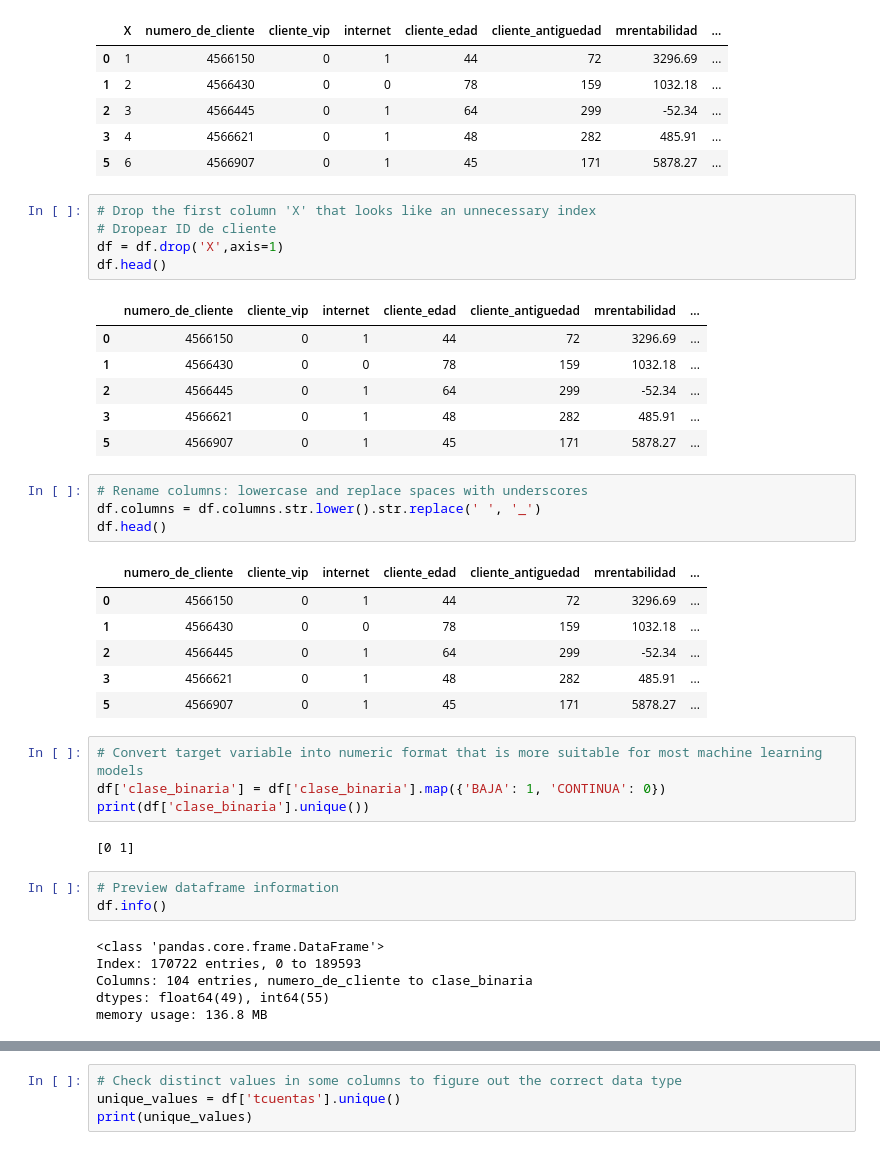
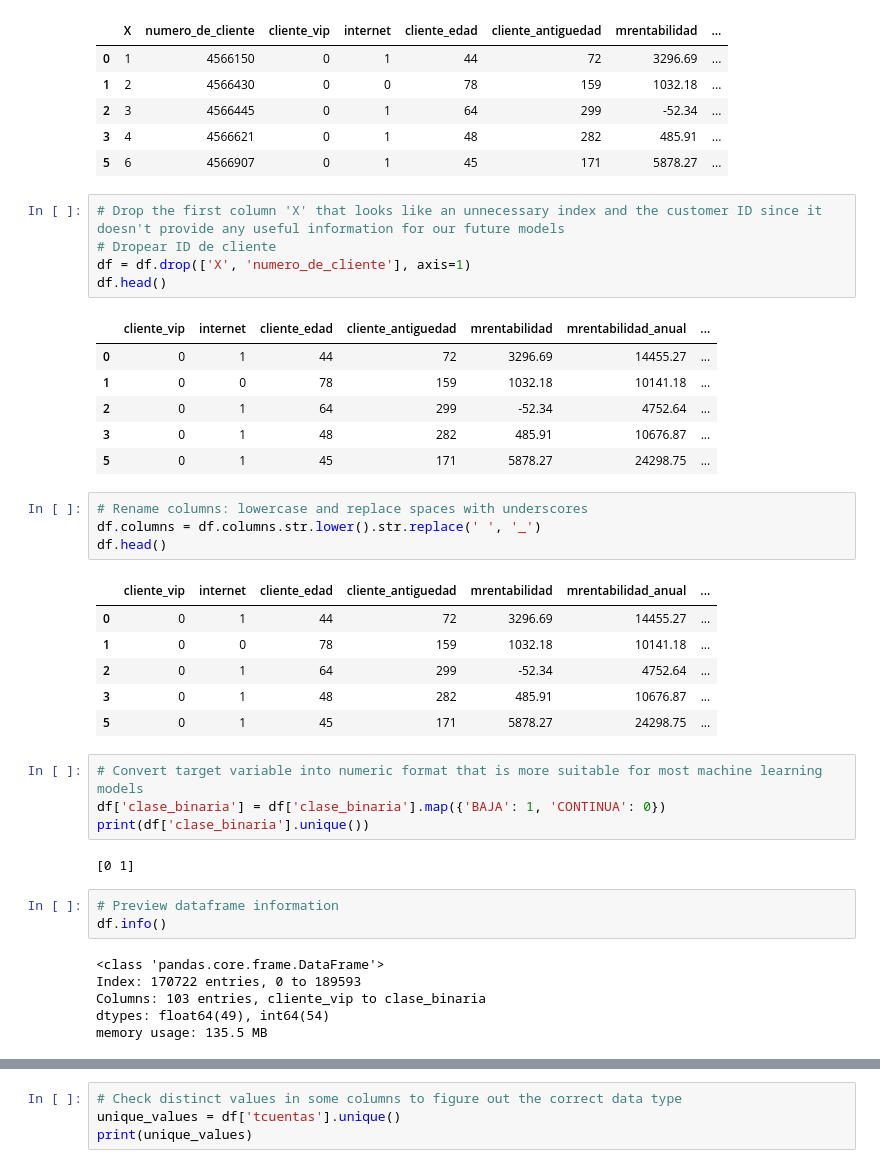
Before and after one commit to fedehofmann/uba-assessment-churn-prediction, a Jupyter notebook: notebooks/01_data_exploration.ipynb, the cells around one changed output, grey strips where cells are left out. Saved outputs shown, nothing was run; the diff lists cells and outputs as text.

```diff
--- a/notebooks/01_data_exploration.ipynb
+++ b/notebooks/01_data_exploration.ipynb
@@ -19,28 +19,28 @@ df.head()
 | 3 | 4 | 4566621 | 0 | 1 | 48 | 282 | 485.91 | ... |
 | 5 | 6 | 4566907 | 0 | 1 | 45 | 171 | 5878.27 | ... |
 # %%
-# Drop the first column 'X' that looks like an unnecessary index
+# Drop the first column 'X' that looks like an unnecessary index and the customer ID since it doesn't provide any useful information for our future models
 # Dropear ID de cliente
-df = df.drop('X',axis=1)
+df = df.drop(['X', 'numero_de_cliente'], axis=1)
 df.head()
 # %% [output]
-|  | numero_de_cliente | cliente_vip | internet | cliente_edad | cliente_antiguedad | mrentabilidad | ... |
-| 0 | 4566150 | 0 | 1 | 44 | 72 | 3296.69 | ... |
-| 1 | 4566430 | 0 | 0 | 78 | 159 | 1032.18 | ... |
-| 2 | 4566445 | 0 | 1 | 64 | 299 | -52.34 | ... |
-| 3 | 4566621 | 0 | 1 | 48 | 282 | 485.91 | ... |
-| 5 | 4566907 | 0 | 1 | 45 | 171 | 5878.27 | ... |
+|  | cliente_vip | internet | cliente_edad | cliente_antiguedad | mrentabilidad | mrentabilidad_anual | ... |
+| 0 | 0 | 1 | 44 | 72 | 3296.69 | 14455.27 | ... |
+| 1 | 0 | 0 | 78 | 159 | 1032.18 | 10141.18 | ... |
+| 2 | 0 | 1 | 64 | 299 | -52.34 | 4752.64 | ... |
+| 3 | 0 | 1 | 48 | 282 | 485.91 | 10676.87 | ... |
+| 5 | 0 | 1 | 45 | 171 | 5878.27 | 24298.75 | ... |
 # %%
 # Rename columns: lowercase and replace spaces with underscores
 df.columns = df.columns.str.lower().str.replace(' ', '_')
 df.head()
 # %% [output]
-|  | numero_de_cliente | cliente_vip | internet | cliente_edad | cliente_antiguedad | mrentabilidad | ... |
-| 0 | 4566150 | 0 | 1 | 44 | 72 | 3296.69 | ... |
-| 1 | 4566430 | 0 | 0 | 78 | 159 | 1032.18 | ... |
-| 2 | 4566445 | 0 | 1 | 64 | 299 | -52.34 | ... |
-| 3 | 4566621 | 0 | 1 | 48 | 282 | 485.91 | ... |
-| 5 | 4566907 | 0 | 1 | 45 | 171 | 5878.27 | ... |
+|  | cliente_vip | internet | cliente_edad | cliente_antiguedad | mrentabilidad | mrentabilidad_anual | ... |
+| 0 | 0 | 1 | 44 | 72 | 3296.69 | 14455.27 | ... |
+| 1 | 0 | 0 | 78 | 159 | 1032.18 | 10141.18 | ... |
+| 2 | 0 | 1 | 64 | 299 | -52.34 | 4752.64 | ... |
+| 3 | 0 | 1 | 48 | 282 | 485.91 | 10676.87 | ... |
+| 5 | 0 | 1 | 45 | 171 | 5878.27 | 24298.75 | ... |
 # %%
 # Convert target variable into numeric format that is more suitable for most machine learning models
 df['clase_binaria'] = df['clase_binaria'].map({'BAJA': 1, 'CONTINUA': 0})
@@ -53,9 +53,9 @@ df.info()
 # %% [output]
 <class 'pandas.core.frame.DataFrame'>
 Index: 170722 entries, 0 to 189593
-Columns: 104 entries, numero_de_cliente to clase_binaria
-dtypes: float64(49), int64(55)
-memory usage: 136.8 MB
+Columns: 103 entries, cliente_vip to clase_binaria
+dtypes: float64(49), int64(54)
+memory usage: 135.5 MB
 # %%
 # Check column names and data types
 # Temporarily display the full list of columns
```
Also changed, not shown: parts of 11 cells of this notebook.
